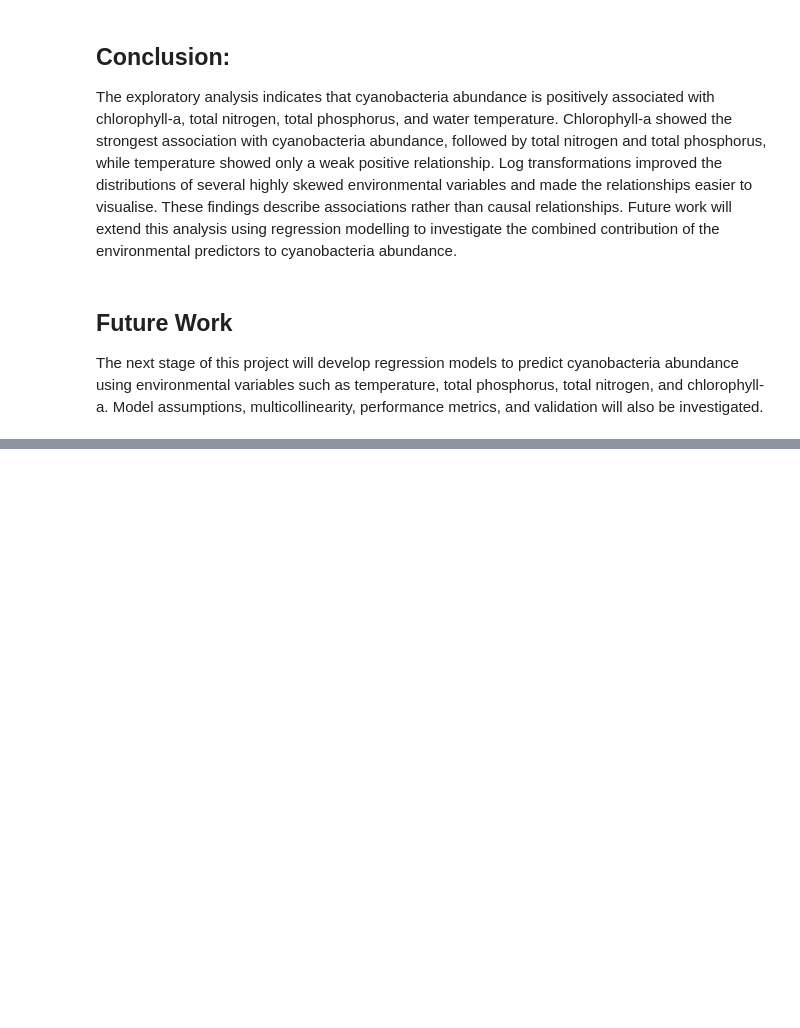
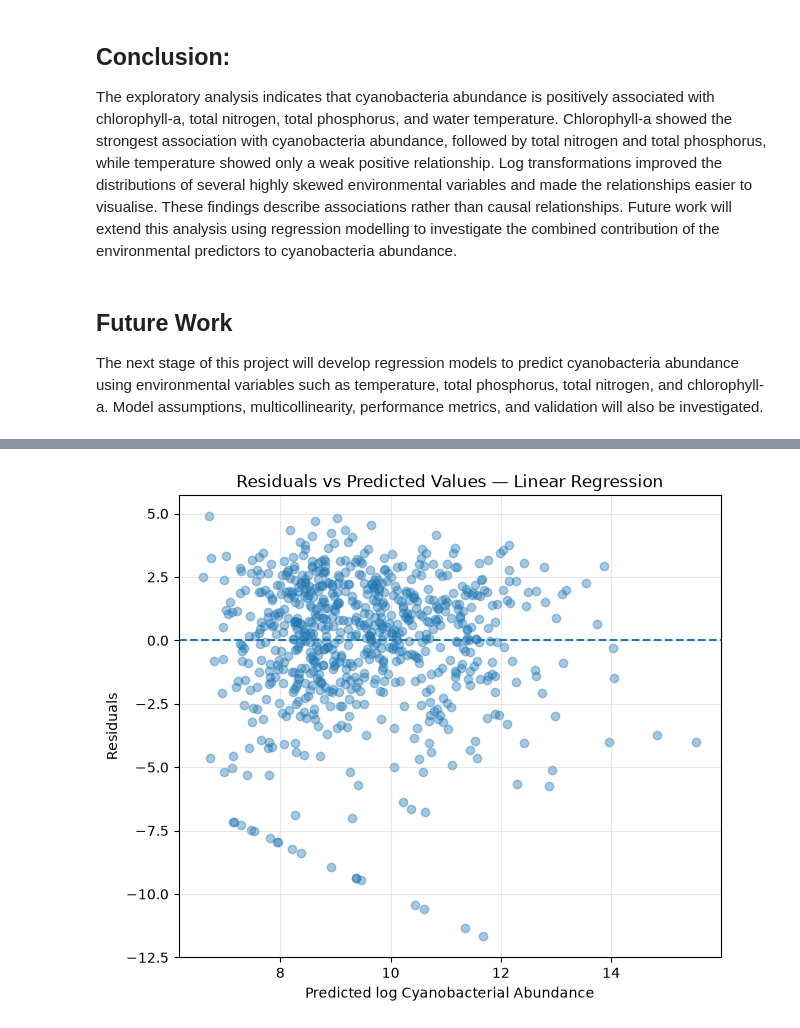
Before and after one commit to Projectisready/Algal_Bloom, a Jupyter notebook: notebooks/01_exploratory_analysis.ipynb, the cells around one changed output, grey strips where cells are left out. Saved outputs shown, nothing was run; the diff lists cells and outputs as text; code cells hidden in the pictures; blank space fills up the shorter version.

```diff
--- a/notebooks/01_exploratory_analysis.ipynb
+++ b/notebooks/01_exploratory_analysis.ipynb
@@ -661,0 +922,19 @@ done
+# %%
+residuals = y_test - y_pred # define the residual
+plt.figure(figsize=(7, 6))
+
+plt.scatter(y_pred, residuals, alpha=0.4)
+
+plt.axhline(
+    y=0,
+    linestyle='--'
+)
+
+plt.xlabel('Predicted log Cyanobacterial Abundance')
+plt.ylabel('Residuals')
+plt.title('Residuals vs Predicted Values — Linear Regression')
+
+plt.grid(True, alpha=0.3)
+plt.show()
+# %% [output]
+[figure, added]
```
Also changed, not shown: parts of 66 cells of this notebook.
